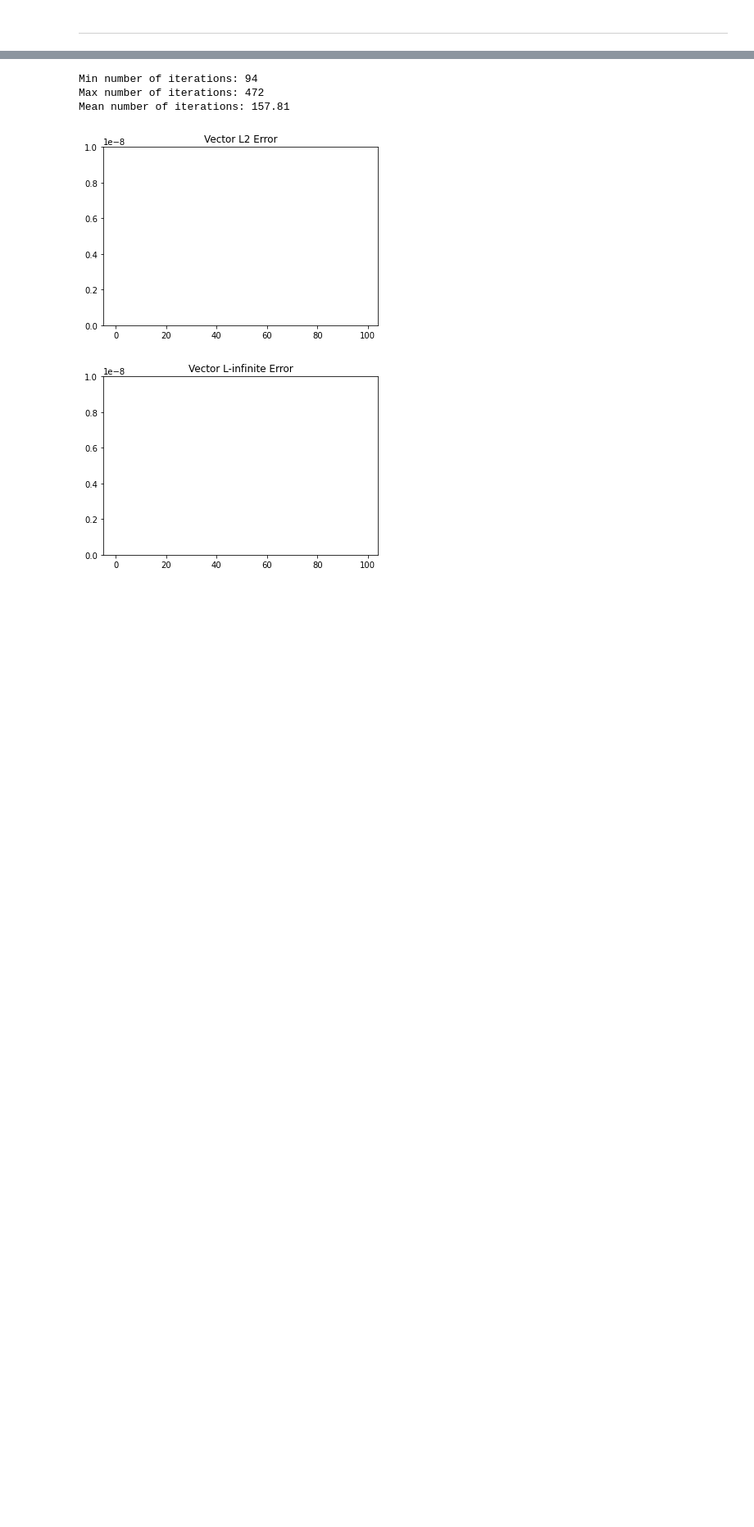
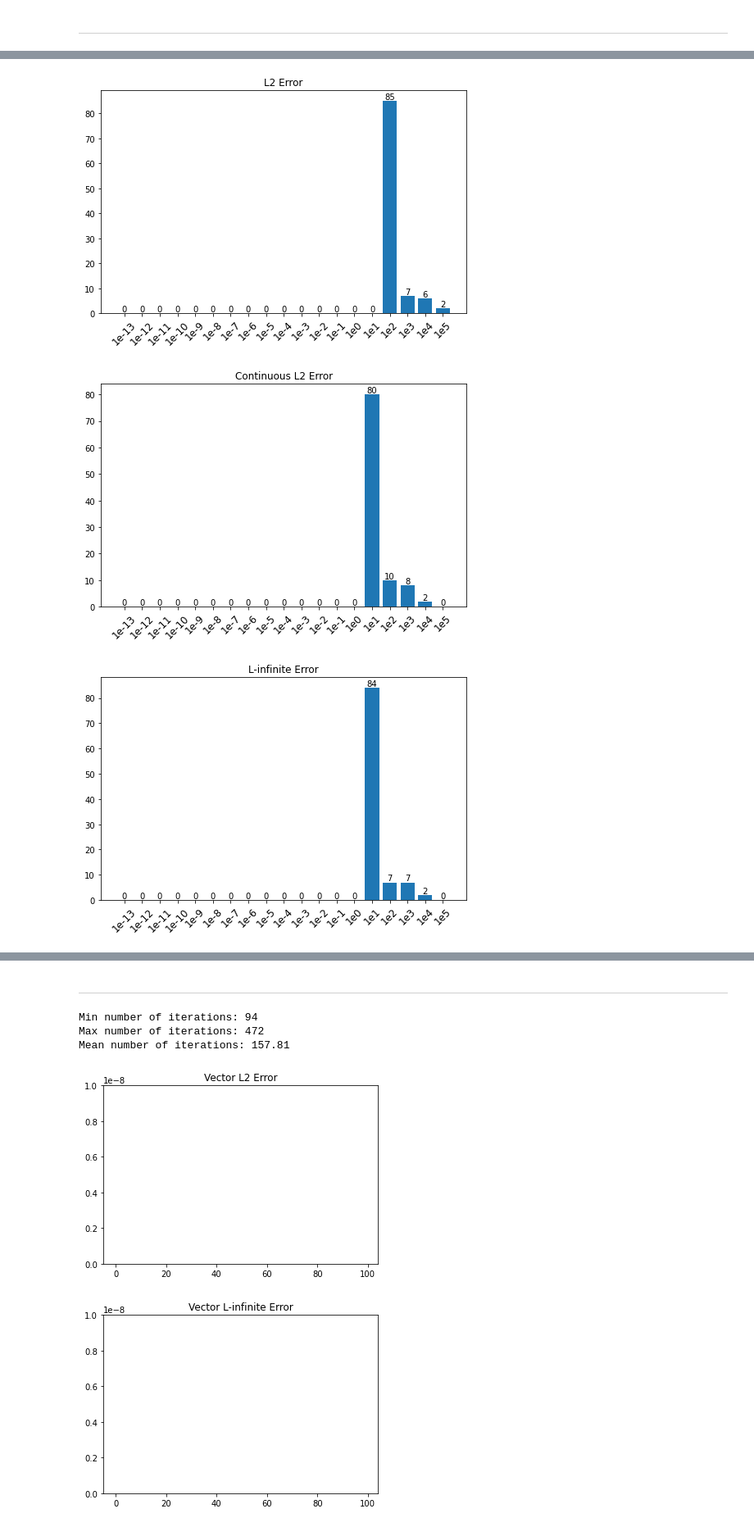
Before and after one commit to kbcollins/tdse, a Jupyter notebook: chebyshev/tdse-adj-cheb-rand-init-test-kbc.ipynb, the cells around one changed output, grey strips where cells are left out. Shown: that part at 82% size. Saved outputs shown, nothing was run; the diff lists cells and outputs as text; code cells hidden in the pictures; blank space fills up the shorter version.

```diff
--- a/chebyshev/tdse-adj-cheb-rand-init-test-kbc.ipynb
+++ b/chebyshev/tdse-adj-cheb-rand-init-test-kbc.ipynb
@@ -416,14 +421,14 @@ jitcgradfn(cvec):
 def cntL2err(cff):
     def sqrerr(x):
         return (ss.eval_chebyt(chebnvec, x / a) @ cff - v(x))**2
-    return np.sqrt(si.quad(sqrerr, -a, a)[0])
+    return np.sqrt(si.quad(sqrerr, -a, a, limit=200)[0])
 
 print('Continuous L2 Error of Potential (should be close to 0):', cntL2err(chebvcff), sep='\n')
 
 def cntLinferr(cff):
     def abserr(x):
         return np.abs(ss.eval_chebyt(chebnvec, x / a) @ cff - v(x))
-    return np.max(si.quad(abserr, -a, a)[0])
+    return np.max(si.quad(abserr, -a, a, limit=200)[0])
 
 print('Continuous L-infinite Error of Potential (should be close to 0):', cntLinferr(chebvcff), sep='\n')
 # %% [output]
@@ -554,0 +488,52 @@ plt.show()
+# %%
+def makebar(array):
+    binrange = np.arange(-5, 13 + 1)
+    binvalvec = 1e-1**binrange
+    # print(binvalvec)
+
+    array = np.array(array)
+
+    bardata = []
+
+    bardata.append(np.count_nonzero(array > binvalvec[0]))
+
+    for i in range(len(binvalvec) - 2):
+        bardata.append(np.count_nonzero(np.logical_and(array <= binvalvec[i],
+                                                       array > binvalvec[i+1])))
+
+    bardata.append(np.count_nonzero(array <= binvalvec[-2]))
+
+    # print(bardata)
+
+    xtickslabels = []
+    for n in binrange:
+        xtickslabels.append(f'1e{-n}')
+
+    # print(xtickslabels)
+
+    plt.figure(figsize=(8, 5))
+    barcontainer = plt.bar(-binrange, bardata)
+    plt.xticks(-binrange, xtickslabels, fontsize='large', rotation=45)
+    plt.bar_label(barcontainer)
+    # plt.yscale('log')
+
+
+makebar(L2errvec)
+plt.title('L2 Error')
+plt.show()
+
+makebar(cntL2errvec)
+plt.title('Continuous L2 Error')
+plt.show()
+
+makebar(Linfvec)
+plt.title('L-infinite Error')
+plt.show()
+
+makebar(cntLinfvec)
+plt.title('Continuous L-infinite Error')
+plt.show()
+# %% [output]
+[figure, added]
+[figure, added]
+[figure, added]
@@ -555,3 +541,5 @@ plt.show()
+# %% [markdown]
+---
 # %%
 print('Min number of iterations:', np.min(itercountvec))
 print('Max number of iterations:', np.max(itercountvec))
```
Also changed, not shown: parts of 10 cells of this notebook, 2 other files.
